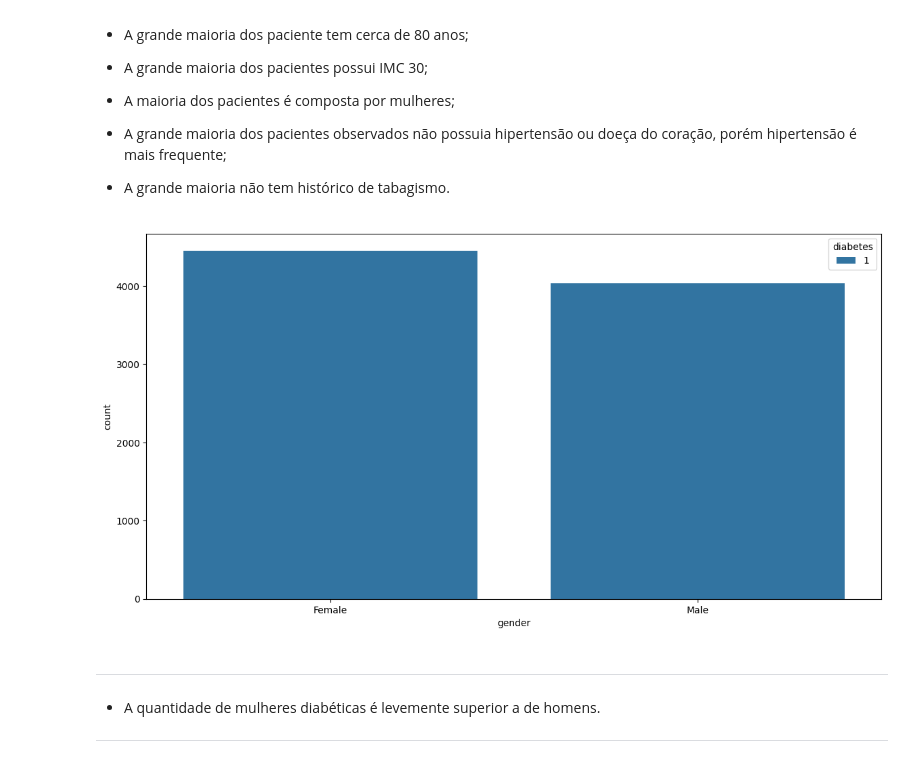
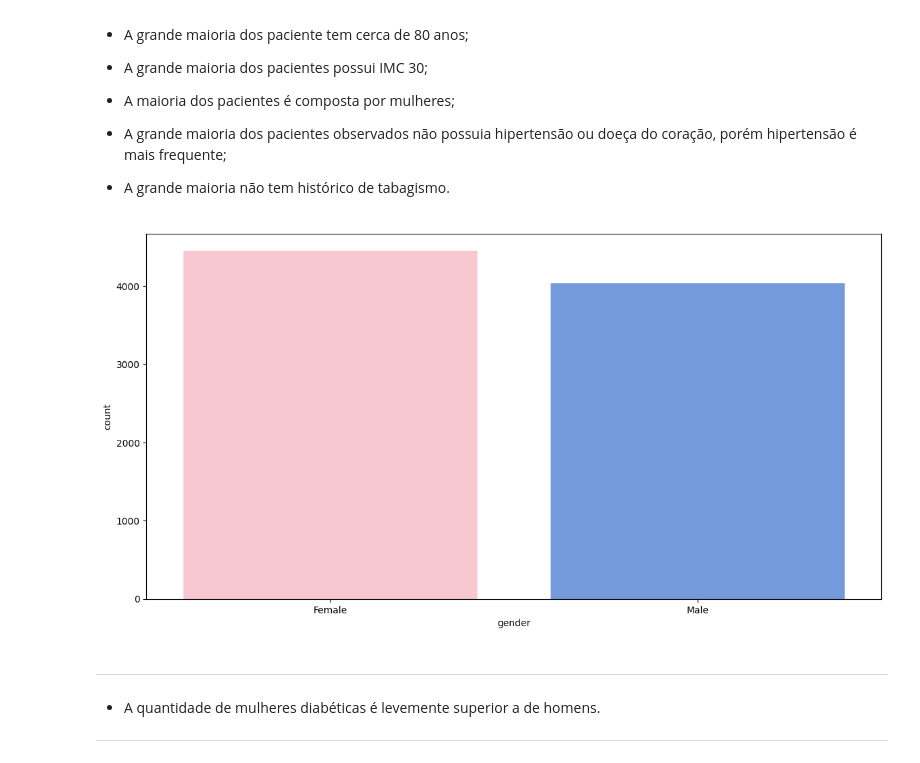
Before and after one commit to atlantico-academy/equipe2-2014.2, a Jupyter notebook: notebooks/01-exploratory_data_analysis.ipynb, the cells around one changed output. Cells and saved outputs as stored; diff of their text form; code cells hidden in the pictures.

```diff
--- a/notebooks/01-exploratory_data_analysis.ipynb
+++ b/notebooks/01-exploratory_data_analysis.ipynb
@@ -141,12 +153,12 @@ Text(0.5, 0, '')
 # %%
 #cria gráfico relacionando genero e diabetes
 plt.figure(figsize=(14,7))
 df_diabetes = df[df['diabetes'] == 1]
-pal_gen = dict(Female='pink', Male='cornflowerblue') #cria um dicionário para servir como paleta
-sns.countplot(x='gender',hue='diabetes',data=df_diabetes)
+palette = {'Female': 'pink', 'Male': 'cornflowerblue'}
+sns.countplot(x='gender',data=df_diabetes,palette=palette)
 plt.show()
 # %% [output]
-[figure, old version]
+[figure, new version]
 # %% [markdown]
 ---
 
```
Also changed, not shown: parts of 4 cells of this notebook.
